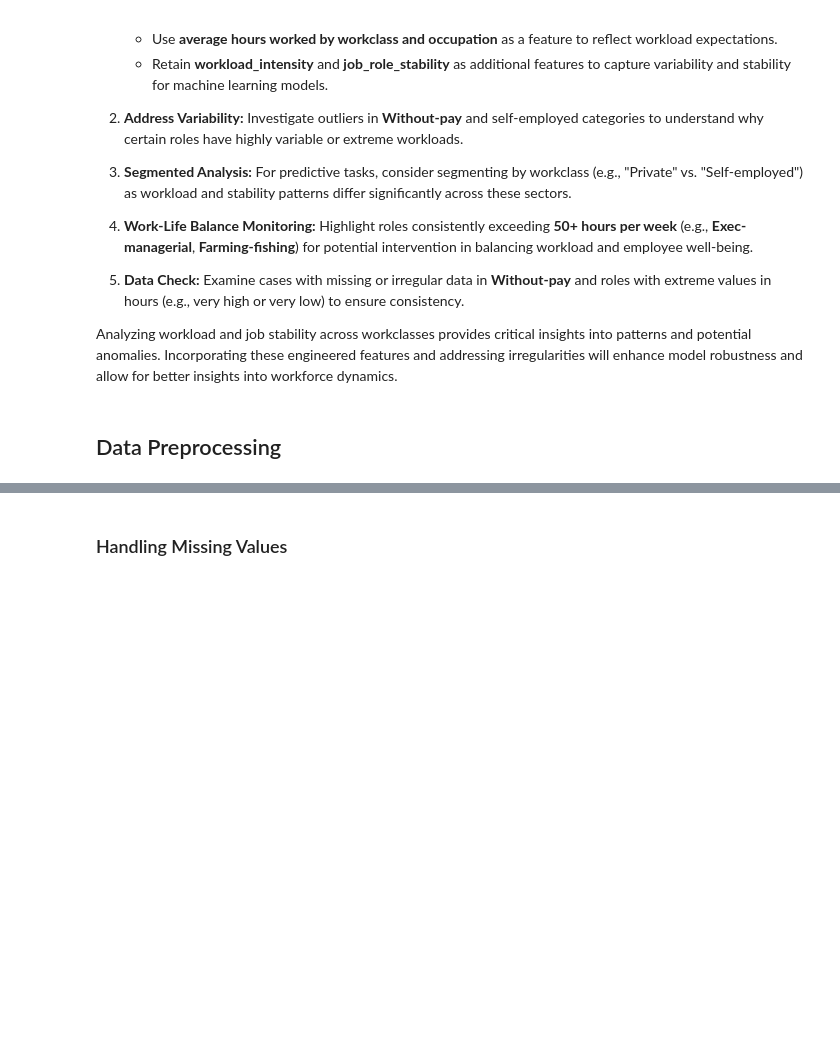
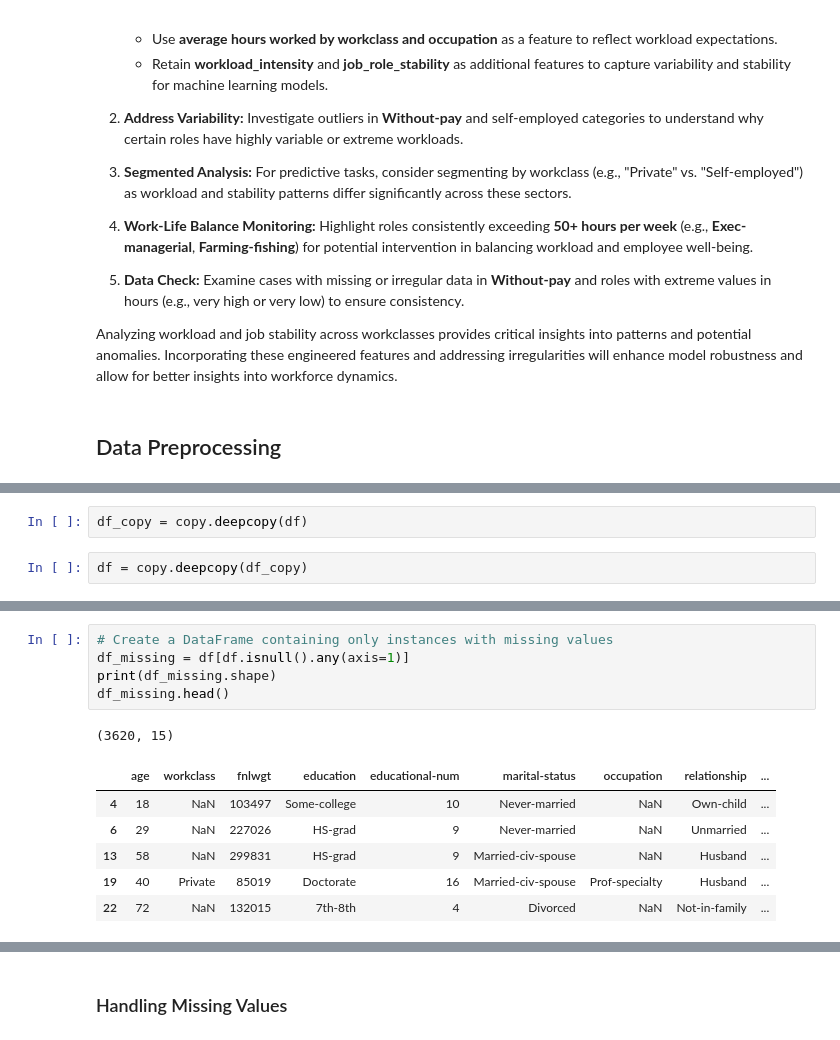
Before and after one commit to Abdelhakim-gh/DataMining_Project_Income_Prediction, a Jupyter notebook: DM_project.ipynb, the cells around one changed output, grey strips where cells are left out. Drawn from its saved outputs; the diff is of its cells as text; blank space fills up the shorter version.

```diff
--- a/DM_project.ipynb
+++ b/DM_project.ipynb
@@ -617,0 +665,4 @@ Analyzing workload and job stability across workclasses provides critical insigh
+# %%
+df_copy = copy.deepcopy(df)
+# %%
+df = copy.deepcopy(df_copy)
@@ -617,0 +694,13 @@ Analyzing workload and job stability across workclasses provides critical insigh
+# %%
+# Create a DataFrame containing only instances with missing values
+df_missing = df[df.isnull().any(axis=1)]
+print(df_missing.shape)
+df_missing.head()
+# %% [output]
+(3620, 15)
+|  | age | workclass | fnlwgt | education | educational-num | marital-status | occupation | relationship | ... |
+| 4 | 18 | NaN | 103497 | Some-college | 10 | Never-married | NaN | Own-child | ... |
+| 6 | 29 | NaN | 227026 | HS-grad | 9 | Never-married | NaN | Unmarried | ... |
+| 13 | 58 | NaN | 299831 | HS-grad | 9 | Married-civ-spouse | NaN | Husband | ... |
+| 19 | 40 | Private | 85019 | Doctorate | 16 | Married-civ-spouse | Prof-specialty | Husband | ... |
+| 22 | 72 | NaN | 132015 | 7th-8th | 4 | Divorced | NaN | Not-in-family | ... |
```
Also changed, not shown: parts of 36 cells of this notebook, 4 other files.
